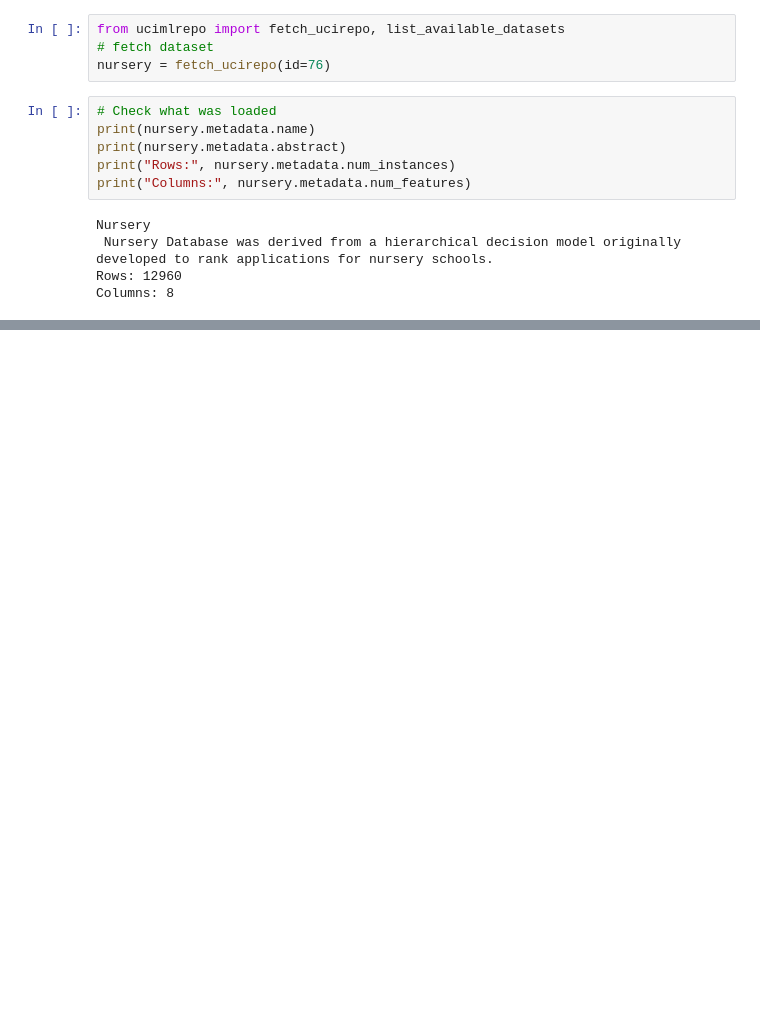
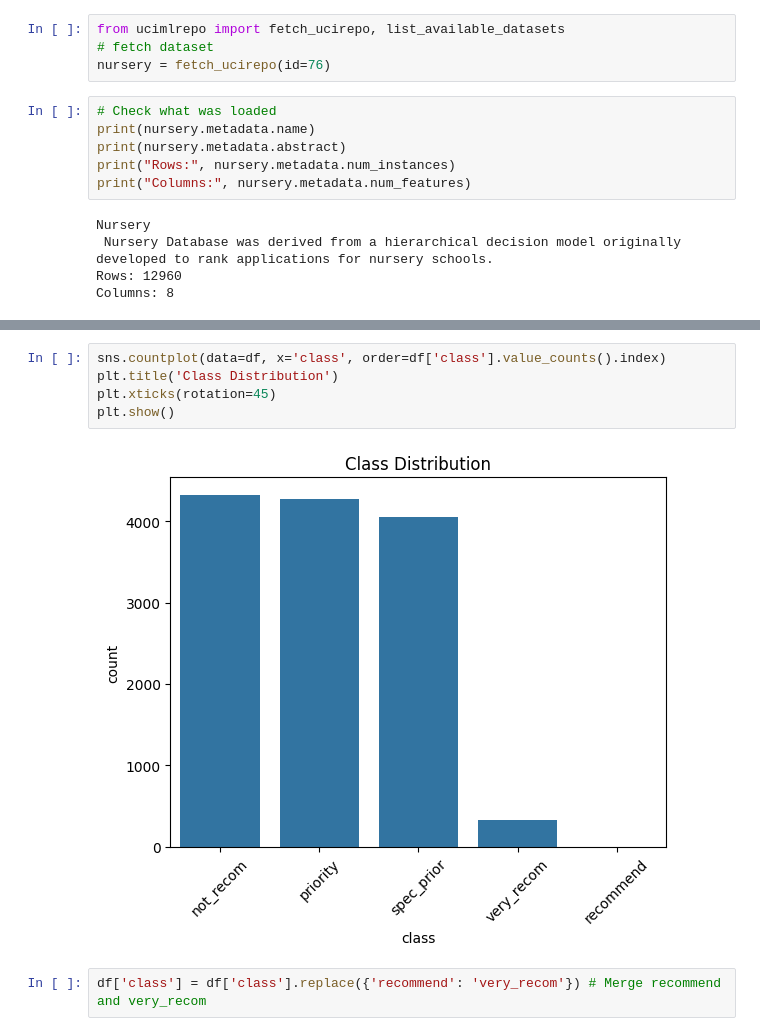
Before and after one commit to rajibulislam1/DataTalksClub, a Jupyter notebook: 2025/Midterm/data.ipynb, the cells around one changed output, grey strips where cells are left out. Cells and saved outputs as stored; diff of their text form; blank space fills up the shorter version.

Commit message:
EDA nursery Data

```diff
--- a/2025/Midterm/data.ipynb
+++ b/2025/Midterm/data.ipynb
@@ -31,0 +151,9 @@ df.head()
+# %%
+sns.countplot(data=df, x='class', order=df['class'].value_counts().index)
+plt.title('Class Distribution')
+plt.xticks(rotation=45)
+plt.show()
+# %% [output]
+[figure, added]
+# %%
+df['class'] = df['class'].replace({'recommend': 'very_recom'}) # Merge recommend and very_recom
```
Also changed, not shown: parts of 18 cells of this notebook, 1 other file.
